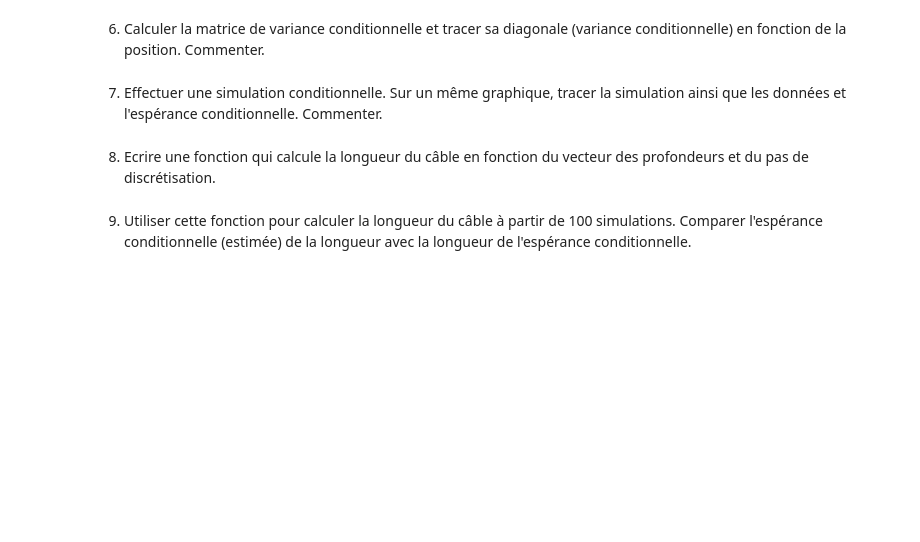
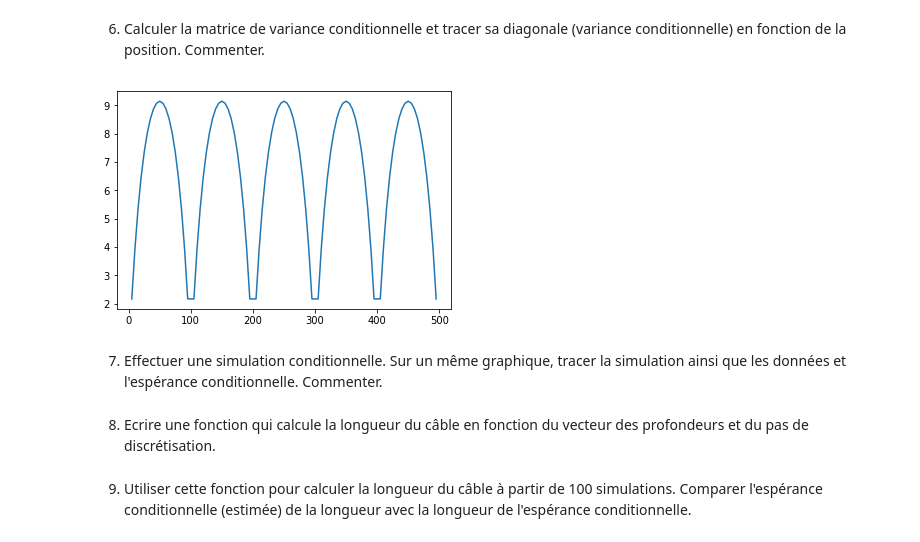
Before and after one commit to MaudRouxSalembien/Probabilites, a Jupyter notebook: Projet numérique de Probabilités.ipynb, the cells around one changed output. Drawn from its saved outputs; the diff is of its cells as text; code cells hidden in the pictures; blank space fills up the shorter version.

```diff
--- a/Projet numérique de Probabilités.ipynb
+++ b/Projet numérique de Probabilités.ipynb
@@ -172,5 +216,13 @@ def densité_conditionelle(l1 : numpy array, l2 : numpy array):
 # %% [markdown]
 6. Calculer la matrice de variance conditionnelle et tracer sa diagonale (variance conditionnelle) en fonction de la position. Commenter.
+# %%
+Cov_conditionnelle = C_unknown - np.dot(np.transpose(C_obs_unknown), np.dot(np.linalg.inv(C_observations), C_obs_unknown))
+position = [discretization[i] for i in unknown_indexes]
+diagonale = [Cov_conditionnelle[i][i] for i in range(N-n)]
+plt.plot(position, diagonale)
+plt.show()
+# %% [output]
+[figure, added]
 # %% [markdown]
 7. Effectuer une simulation conditionnelle. Sur un même graphique, tracer la simulation ainsi que les données et l'espérance conditionnelle. Commenter.
 # %% [markdown]
```
Also changed, not shown: parts of 5 cells of this notebook.
